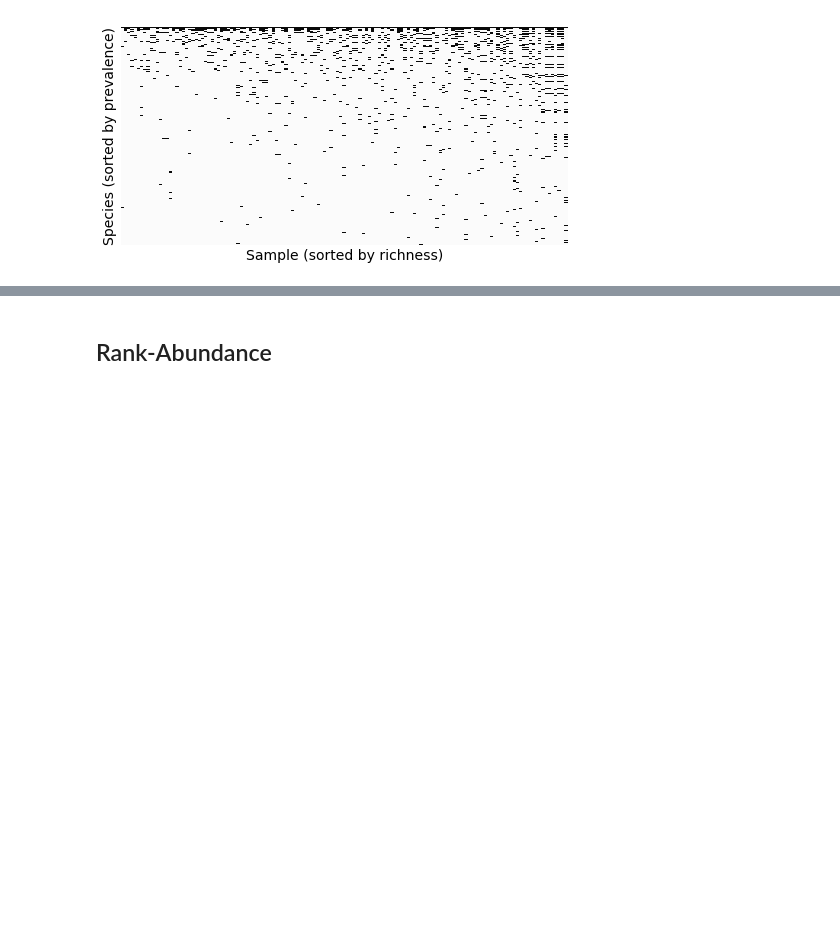
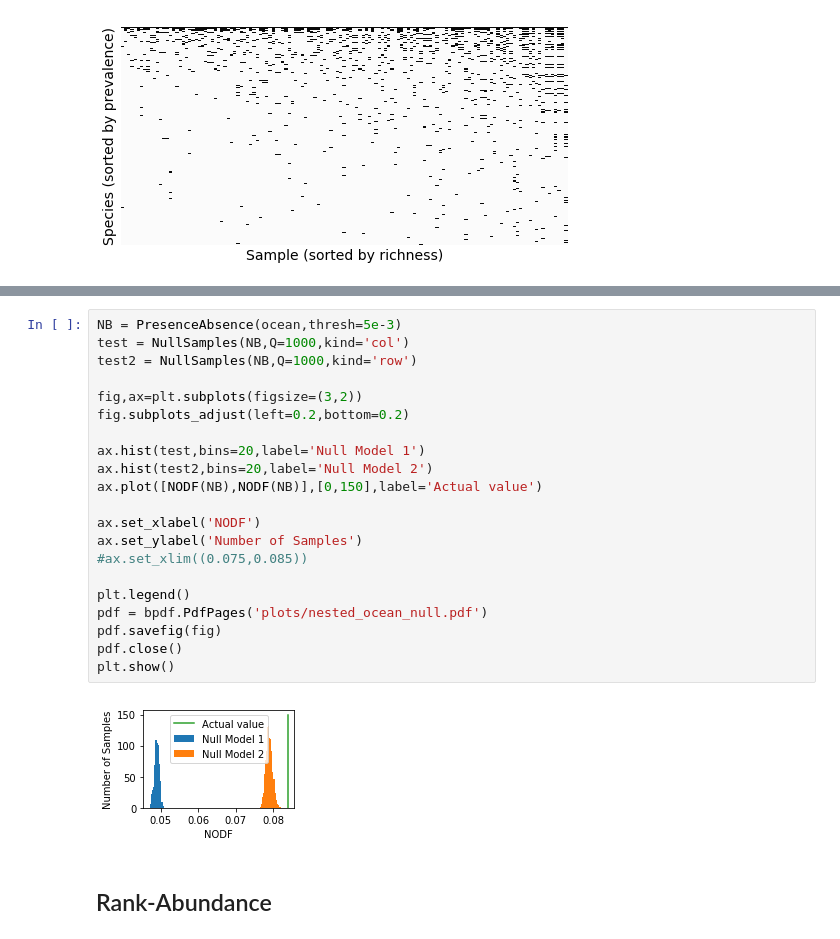
Before and after one commit to Emergent-Behaviors-in-Biology/crossfeeding-transition, a Jupyter notebook: Analysis.ipynb, the cells around one changed output, grey strips where cells are left out. Saved outputs shown, nothing was run; the diff lists cells and outputs as text; blank space fills up the shorter version.

```diff
--- a/Analysis.ipynb
+++ b/Analysis.ipynb
@@ -467,3 +575,26 @@ plt.show()
+# %%
+NB = PresenceAbsence(ocean,thresh=5e-3)
+test = NullSamples(NB,Q=1000,kind='col')
+test2 = NullSamples(NB,Q=1000,kind='row')
+
+fig,ax=plt.subplots(figsize=(3,2))
+fig.subplots_adjust(left=0.2,bottom=0.2)
+
+ax.hist(test,bins=20,label='Null Model 1')
+ax.hist(test2,bins=20,label='Null Model 2')
+ax.plot([NODF(NB),NODF(NB)],[0,150],label='Actual value')
+
+ax.set_xlabel('NODF')
+ax.set_ylabel('Number of Samples')
+#ax.set_xlim((0.075,0.085))
+
+plt.legend()
+pdf = bpdf.PdfPages('plots/nested_ocean_null.pdf')
+pdf.savefig(fig)
+pdf.close()
+plt.show()
+# %% [output]
+[figure, added]
 # %% [markdown]
 ## Rank-Abundance
 # %%
```
Also changed, not shown: parts of 21 cells of this notebook, 9 other files.
